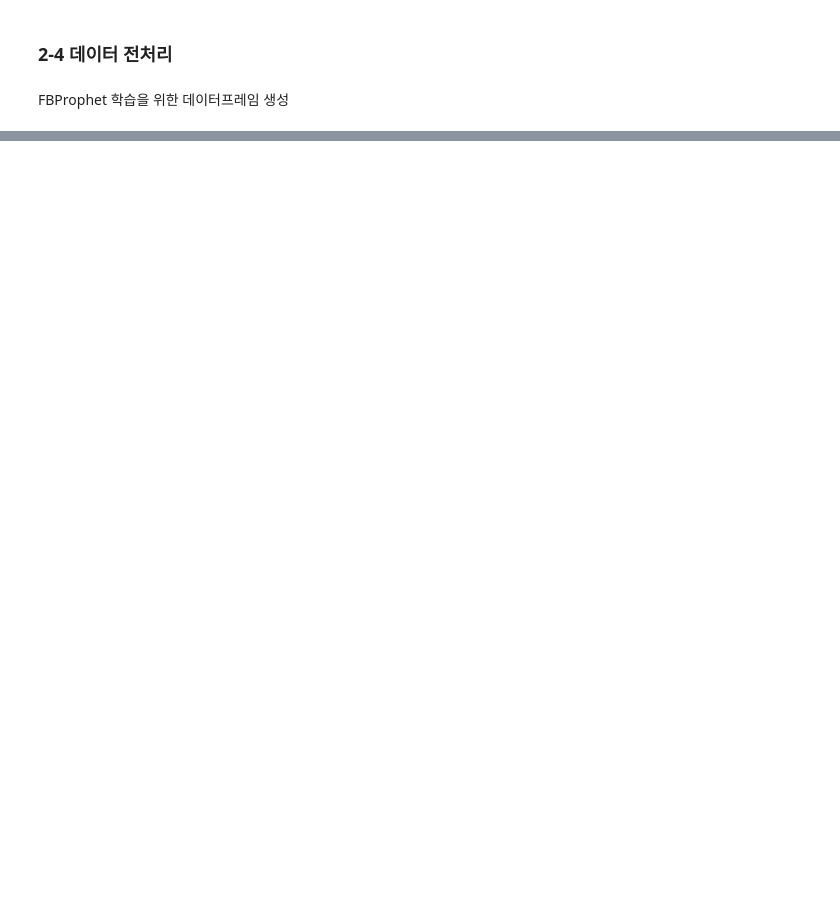
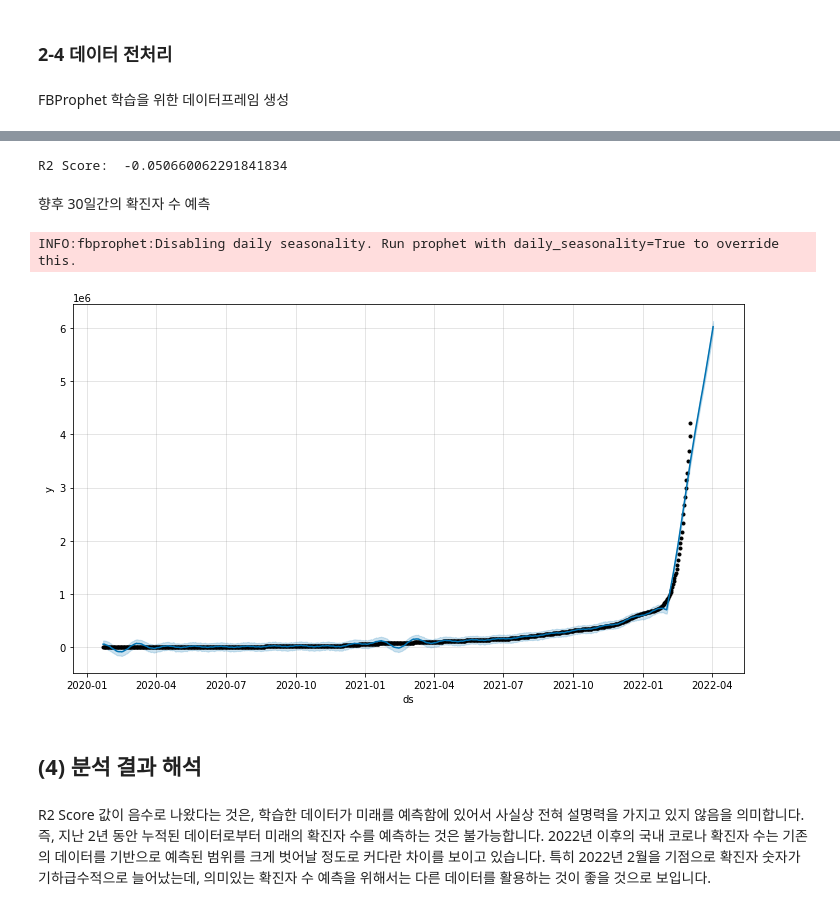
Before and after one commit to jadefactory/Portfolio_February, a Jupyter notebook: covid19_diffusion_trend.ipynb, the cells around one changed output, grey strips where cells are left out. Cells and saved outputs as stored; diff of their text form; code cells hidden in the pictures; blank space fills up the shorter version.

```diff
--- a/covid19_diffusion_trend.ipynb
+++ b/covid19_diffusion_trend.ipynb
@@ -273,0 +344,24 @@ df
+# %%
+print('R2 Score: ', r2_score(test_df['y'], pred['yhat']))
+# %% [output]
+R2 Score:  -0.050660062291841834
+# %% [markdown]
+향후 30일간의 확진자 수 예측
+# %%
+model = Prophet(changepoint_range=1.0)
+model.fit(df)
+
+future = model.make_future_dataframe(30)
+pred = model.predict(future)
+
+model.plot(pred);
+# %% [output]
+INFO:fbprophet:Disabling daily seasonality. Run prophet with daily_seasonality=True to override this.
+[figure, added]
+# %% [markdown]
+## (4) 분석 결과 해석
+# %% [markdown]
+R2 Score 값이 음수로 나왔다는 것은, 학습한 데이터가 미래를 예측함에 있어서 사실상 전혀 설명력을 가지고 있지 않음을 의미합니다.
+즉, 지난 2년 동안 누적된 데이터로부터 미래의 확진자 수를 예측하는 것은 불가능합니다.
+2022년 이후의 국내 코로나 확진자 수는 기존의 데이터를 기반으로 예측된 범위를 크게 벗어날 정도로 커다란 차이를 보이고 있습니다.
+특히 2022년 2월을 기점으로 확진자 숫자가 기하급수적으로 늘어났는데, 의미있는 확진자 수 예측을 위해서는 다른 데이터를 활용하는 것이 좋을 것으로 보입니다.
```
Also changed, not shown: parts of 24 cells of this notebook, 1 other file.
